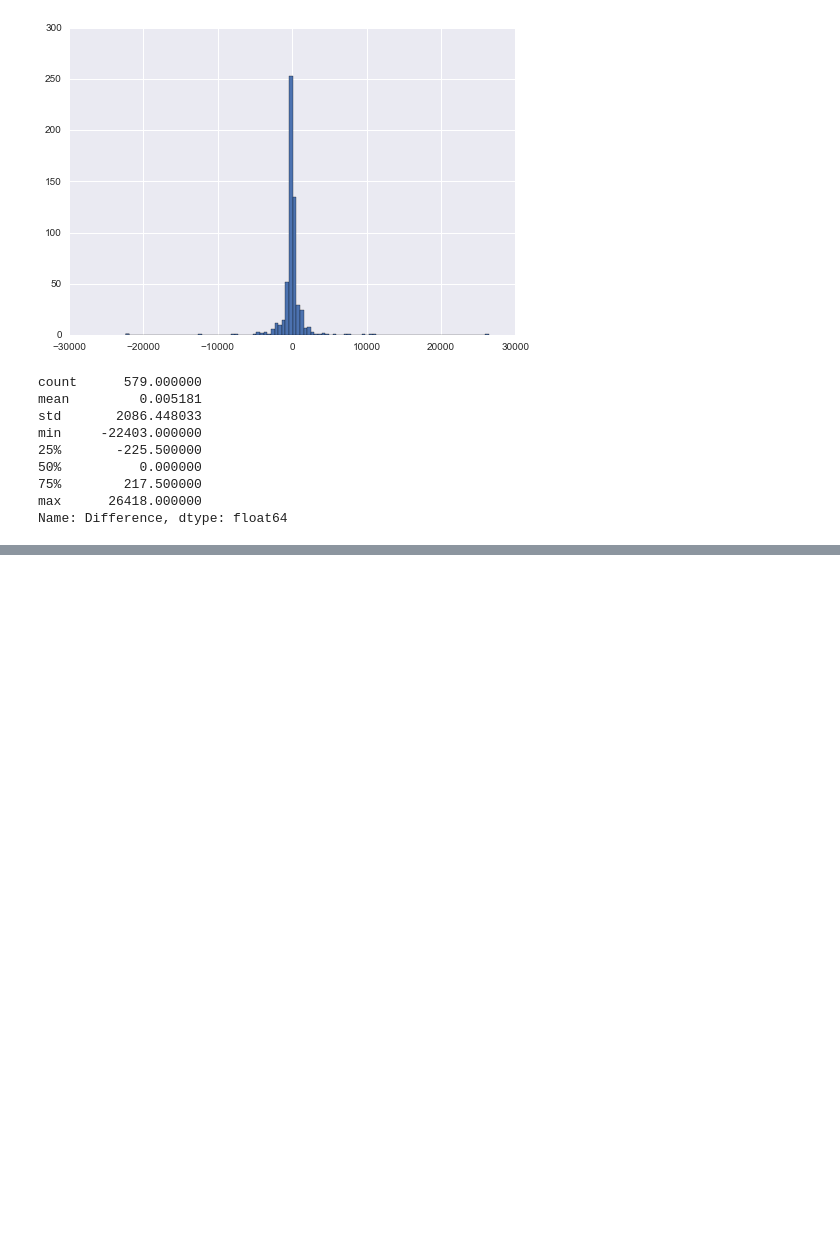
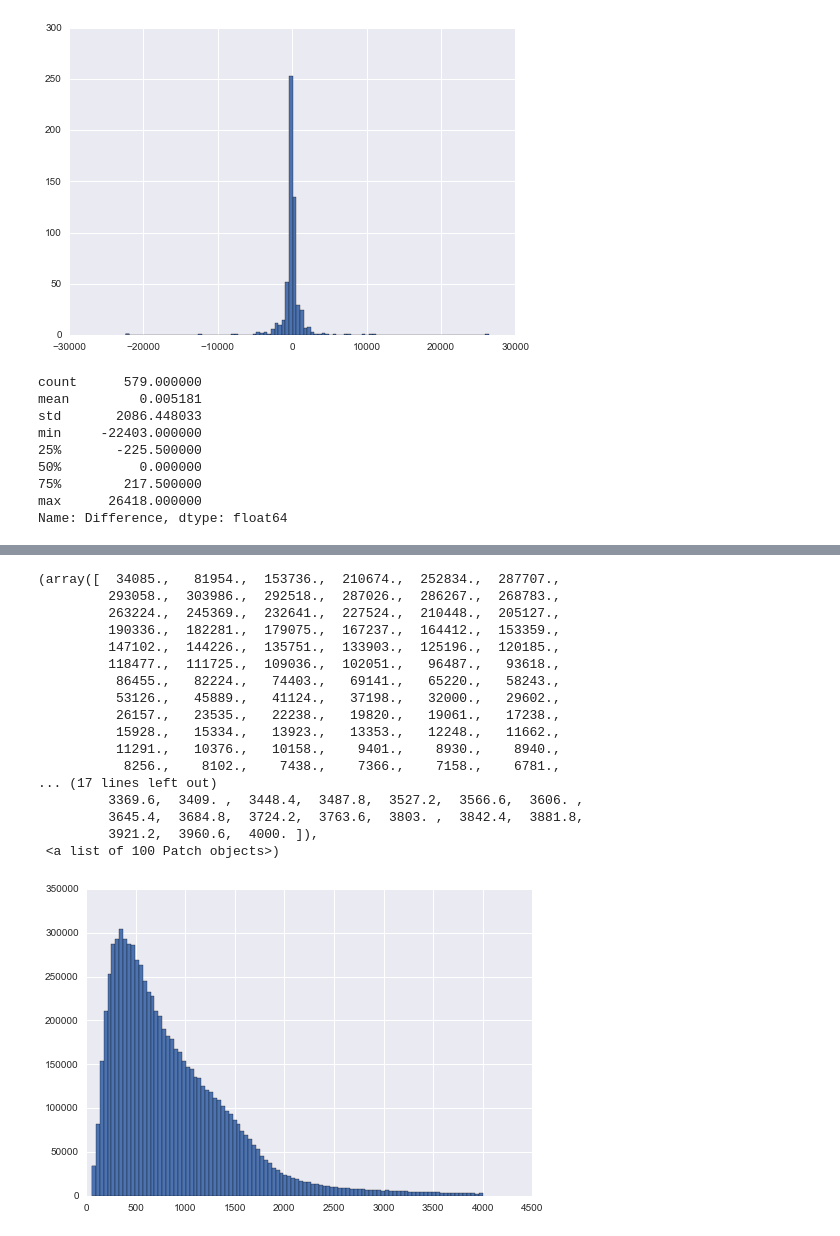
Before and after one commit to cgeppig/DSI_week_03, a Jupyter notebook: Plotting Fun.ipynb, the cells around one changed output, grey strips where cells are left out. Cells and saved outputs as stored; diff of their text form; code cells hidden in the pictures; blank space fills up the shorter version.

```diff
--- a/Plotting Fun.ipynb
+++ b/Plotting Fun.ipynb
@@ -206,0 +287,21 @@ Name: Difference, dtype: float64
+# %%
+plt.hist(divvy[(divvy['tripduration'] <= 4000.0)]['tripduration'], bins = 100)
+# %% [output]
+(array([  34085.,   81954.,  153736.,  210674.,  252834.,  287707.,
+         293058.,  303986.,  292518.,  287026.,  286267.,  268783.,
+         263224.,  245369.,  232641.,  227524.,  210448.,  205127.,
+         190336.,  182281.,  179075.,  167237.,  164412.,  153359.,
+         147102.,  144226.,  135751.,  133903.,  125196.,  120185.,
+         118477.,  111725.,  109036.,  102051.,   96487.,   93618.,
+          86455.,   82224.,   74403.,   69141.,   65220.,   58243.,
+          53126.,   45889.,   41124.,   37198.,   32000.,   29602.,
+          26157.,   23535.,   22238.,   19820.,   19061.,   17238.,
+          15928.,   15334.,   13923.,   13353.,   12248.,   11662.,
+          11291.,   10376.,   10158.,    9401.,    8930.,    8940.,
+           8256.,    8102.,    7438.,    7366.,    7158.,    6781.,
+... (17 lines left out)
+         3369.6,  3409. ,  3448.4,  3487.8,  3527.2,  3566.6,  3606. ,
+         3645.4,  3684.8,  3724.2,  3763.6,  3803. ,  3842.4,  3881.8,
+         3921.2,  3960.6,  4000. ]),
+ <a list of 100 Patch objects>)
+[figure, added]
```
Also changed, not shown: parts of 27 cells of this notebook, 3 other files.
